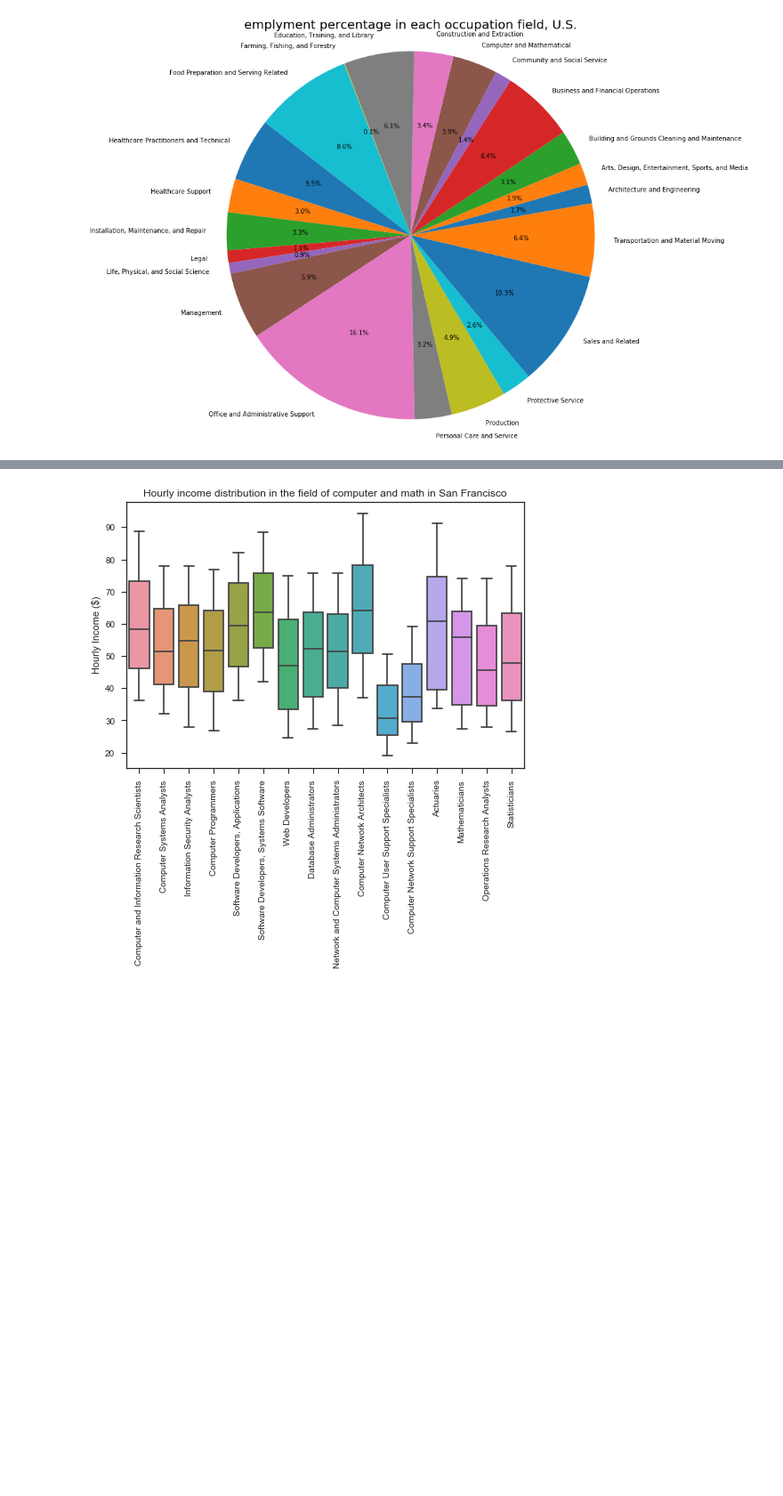
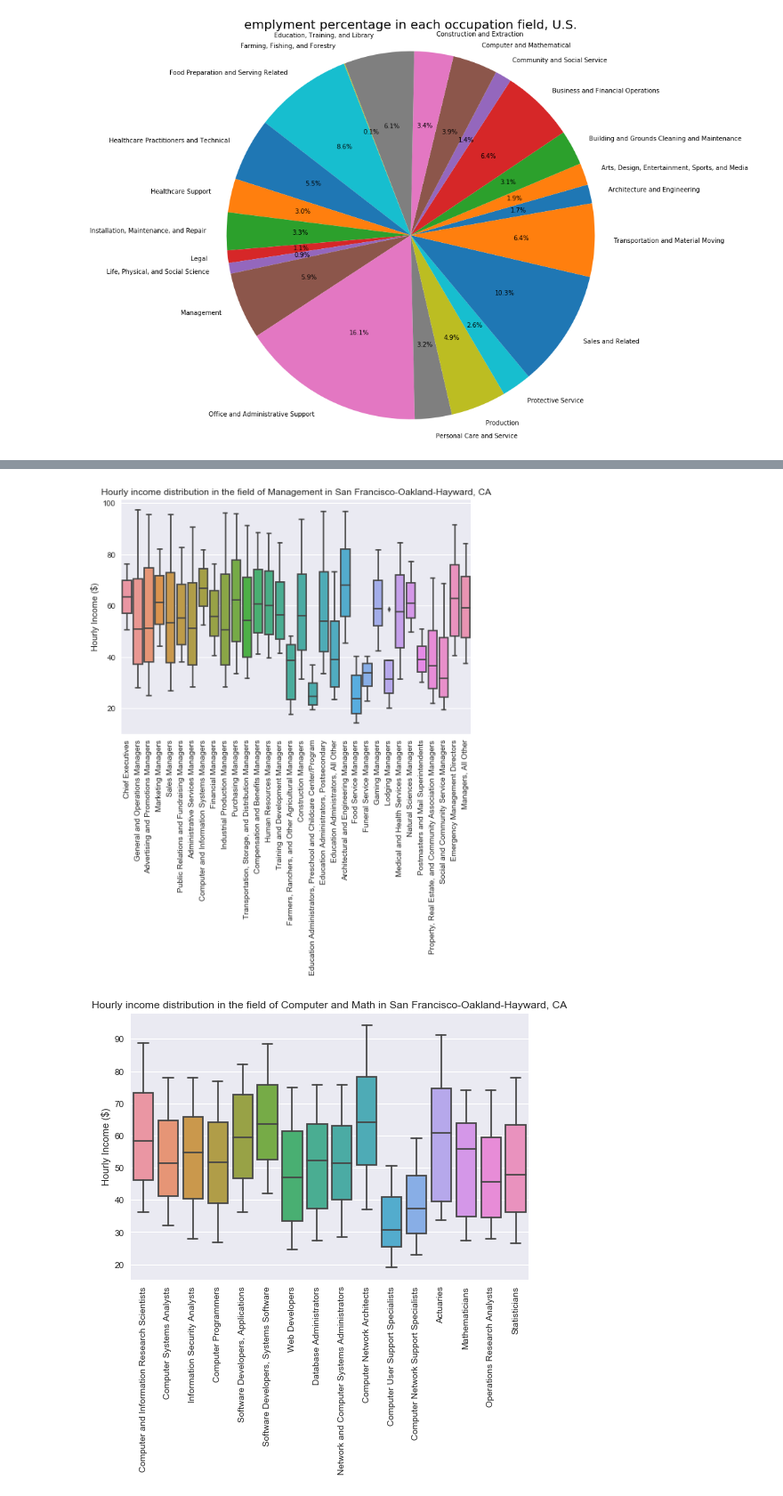
Before and after one commit to michelle604/Data-Science-Intro-Project, a Jupyter notebook: final project.ipynb, the cells around one changed output, grey strips where cells are left out. Shown at 89% size. Cells and saved outputs as stored; diff of their text form; code cells hidden in the pictures; blank space fills up the shorter version.

```diff
--- a/final project.ipynb
+++ b/final project.ipynb
@@ -295,11 +389,21 @@ sub_new.head()
 # %%
 import seaborn as sns
-boxplot = sub_new[['H_PCT10', 'H_PCT25', 'H_MEDIAN', 'H_PCT75', 'H_PCT90']]
-boxplot_new=sns.boxplot(boxplot.T)
+plt.subplots()
+boxplotH = sub_new[['H_PCT10', 'H_PCT25', 'H_MEDIAN', 'H_PCT75', 'H_PCT90']]
+boxplot_new=sns.boxplot(boxplotH.T)
 plt.xticks(rotation=90)
-plt.title('Hourly income distribution in the field of computer and math in San Francisco')
+plt.title('Hourly income distribution in the field of Management in San Francisco-Oakland-Hayward, CA')
 plt.xlabel('')
 plt.ylabel('Hourly Income ($)')
 plt.show()
+
+boxplotH2 = sub_new2[['H_PCT10', 'H_PCT25', 'H_MEDIAN', 'H_PCT75', 'H_PCT90']]
+boxplot_new2=sns.boxplot(boxplotH2.T)
+plt.xticks(rotation=90)
+plt.title('Hourly income distribution in the field of Computer and Math in San Francisco-Oakland-Hayward, CA')
+plt.xlabel('')
+plt.ylabel('Hourly Income ($)')
+plt.show()
 # %% [output]
-[figure, old version]
+[figure, new version]
+[figure, added]
```
Also changed, not shown: parts of 23 cells of this notebook.
